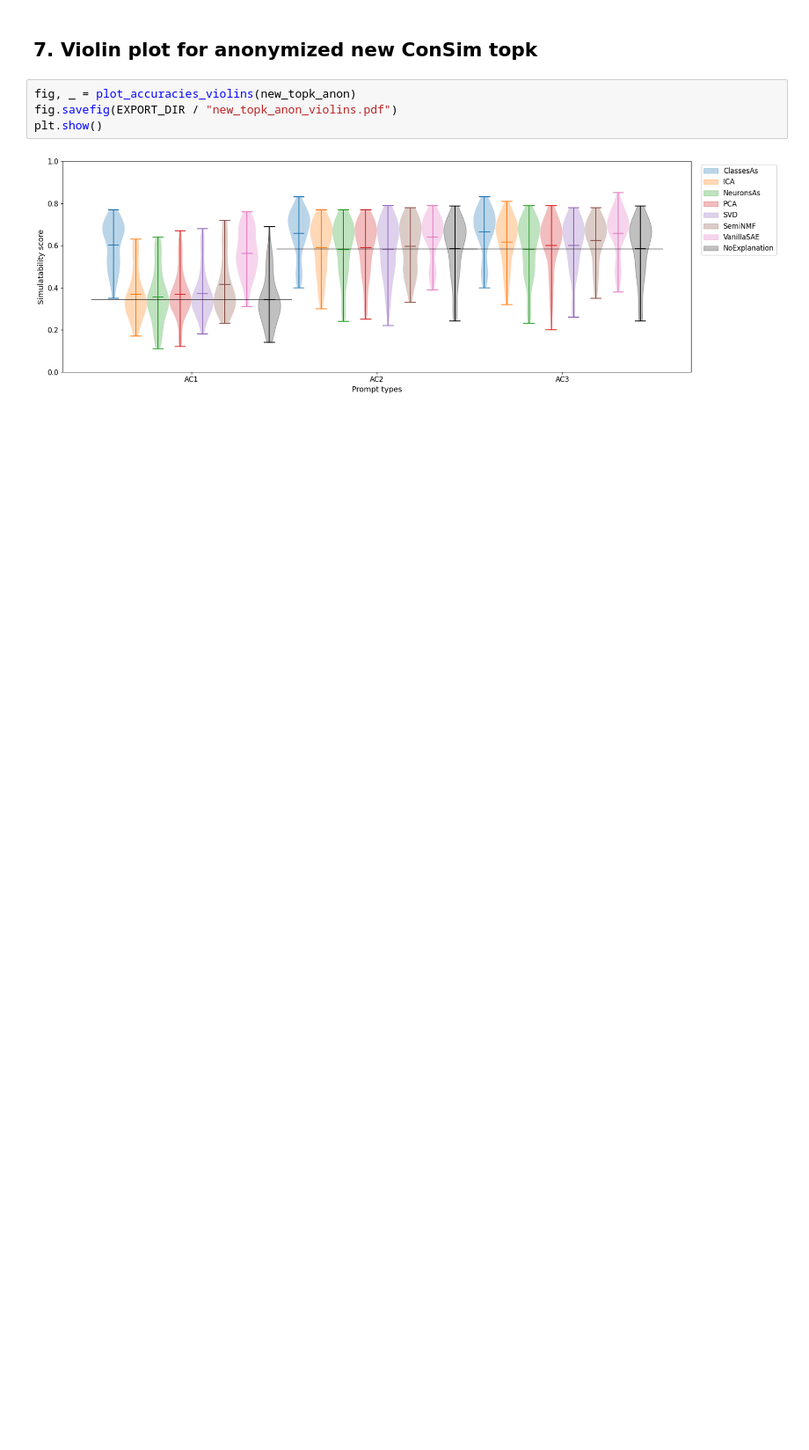
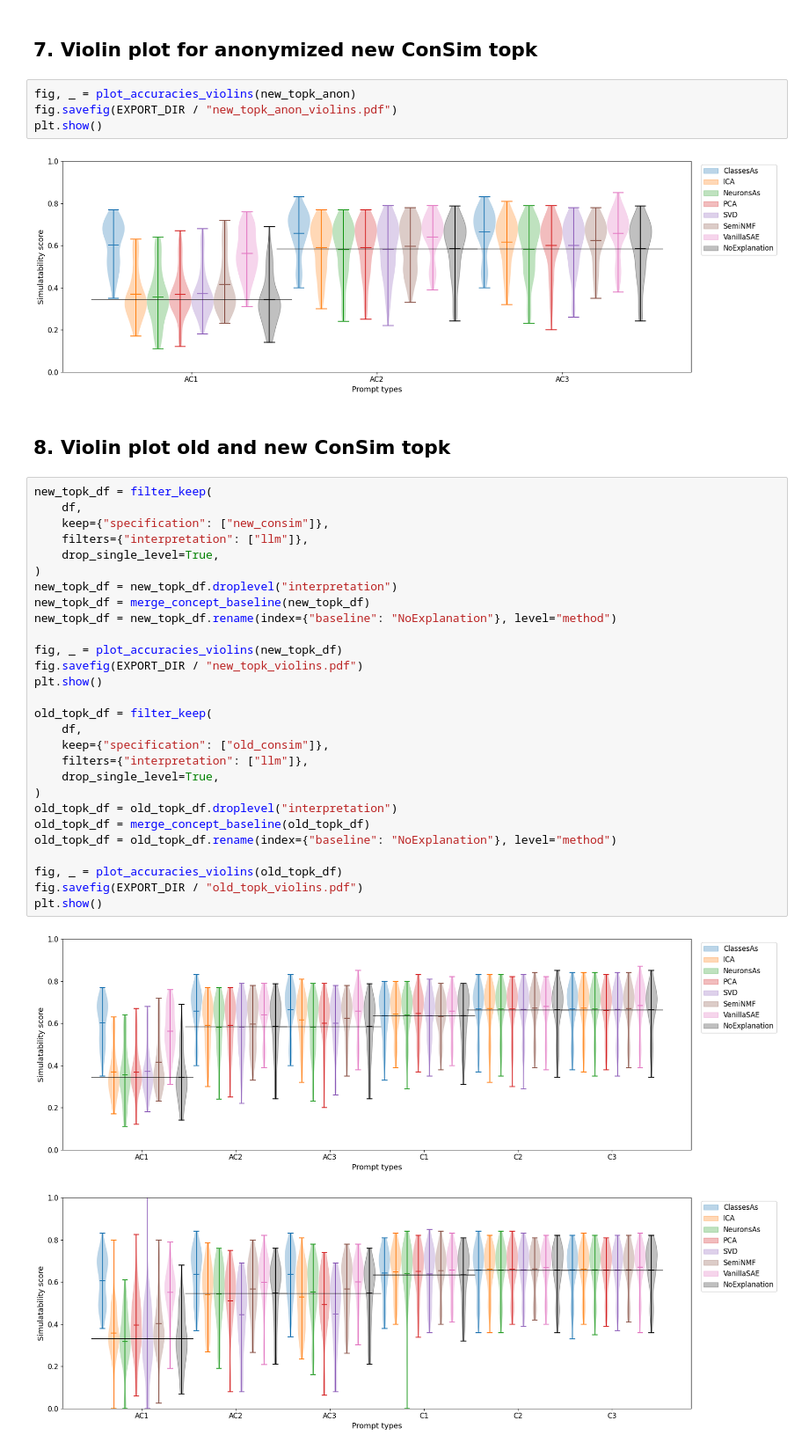
Before and after one commit to AntoninPoche/simulatability_shortcut, a Jupyter notebook: notebooks/4_compare_consim.ipynb, the cells around one changed output. Shown at 88% size. Cells and saved outputs as stored; diff of their text form; blank space fills up the shorter version.

Commit message:
add old and new complete violins

```diff
--- a/notebooks/4_compare_consim.ipynb
+++ b/notebooks/4_compare_consim.ipynb
@@ -255,3 +255,36 @@ fig.savefig(EXPORT_DIR / "new_topk_anon_violins.pdf")
 plt.show()
 # %% [output]
 [figure]
+# %% [markdown]
+## 8. Violin plot old and new ConSim topk
+# %%
+new_topk_df = filter_keep(
+    df,
+    keep={"specification": ["new_consim"]},
+    filters={"interpretation": ["llm"]},
+    drop_single_level=True,
+)
+new_topk_df = new_topk_df.droplevel("interpretation")
+new_topk_df = merge_concept_baseline(new_topk_df)
+new_topk_df = new_topk_df.rename(index={"baseline": "NoExplanation"}, level="method")
+
+fig, _ = plot_accuracies_violins(new_topk_df)
+fig.savefig(EXPORT_DIR / "new_topk_violins.pdf")
+plt.show()
+
+old_topk_df = filter_keep(
+    df,
+    keep={"specification": ["old_consim"]},
+    filters={"interpretation": ["llm"]},
+    drop_single_level=True,
+)
+old_topk_df = old_topk_df.droplevel("interpretation")
+old_topk_df = merge_concept_baseline(old_topk_df)
+old_topk_df = old_topk_df.rename(index={"baseline": "NoExplanation"}, level="method")
+
+fig, _ = plot_accuracies_violins(old_topk_df)
+fig.savefig(EXPORT_DIR / "old_topk_violins.pdf")
+plt.show()
+# %% [output]
+[figure, added]
+[figure, added]
```
